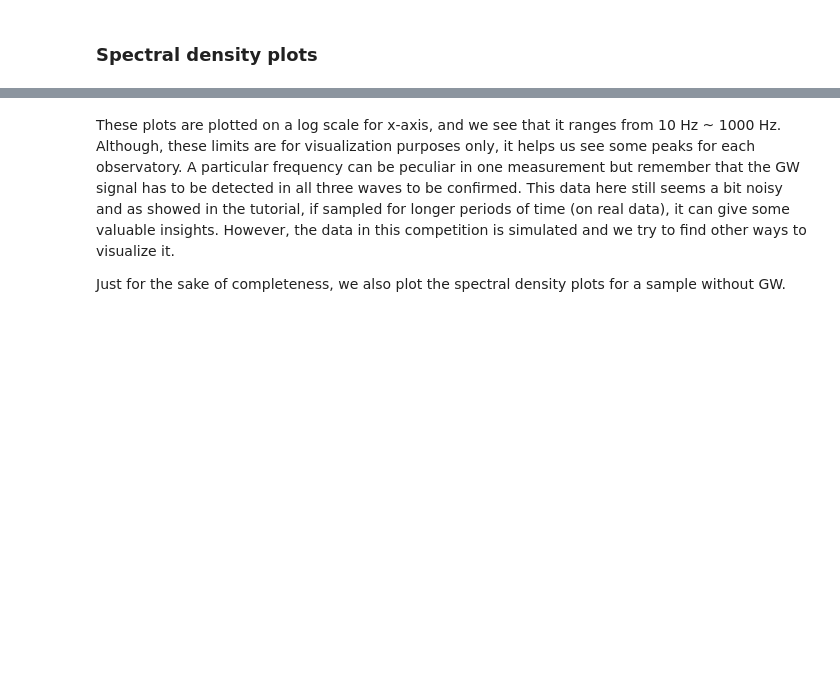
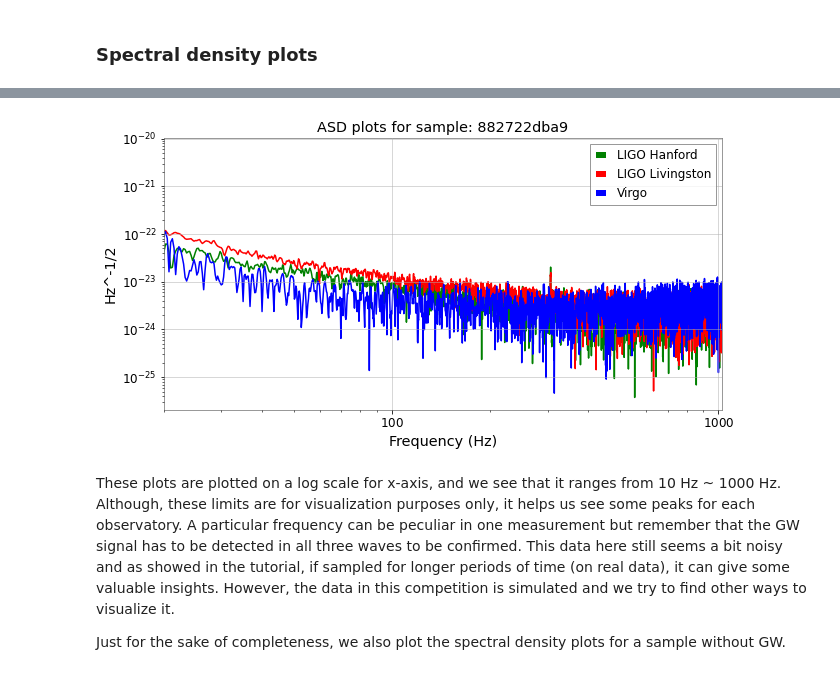
Before and after one commit to Dopidotcsv/G2Net-Gravitational-Wave-Detection, a Jupyter notebook: notebooks/01_EDA.ipynb, the cells around one changed output, grey strips where cells are left out. Cells and saved outputs as stored; diff of their text form; code cells hidden in the pictures; blank space fills up the shorter version.

```diff
--- a/notebooks/01_EDA.ipynb
+++ b/notebooks/01_EDA.ipynb
@@ -88,9 +237,9 @@ A Fourier Transform is the most commonly used method in maths and signal process
 # let's define some signal parameters
 sample_rate = 2048 # data is provided at 2048 Hz
 signal_length = 2 # each signal lasts 2 s
-#NFFT = 4*fs    # the Nyquist frequency -
+NFFT = 4*sample_rate    # the Nyquist frequency -
 f_min = 20.
-#f_max = fs/2
+f_max = sample_rate/2
 # %%
 # function to plot the amplitude spectral density (ASD) plot
 def plot_asd(path,
@@ -121,15 +270,15 @@ def plot_asd_mix(path,
                  f_max,
                  labels = ('LIGO Hanford', 'LIGO Livingston', 'Virgo')):
 
-    sample_id = df[df['target'] == target].sample(random_state=42)['id'].values[0]
-    sample_id = int(sample_id)
-    training_files = glob(path)
-    sample = np.load(training_files[sample_id])
+    _id = df[df['target'] == target].sample(random_state=42)['id'].values[0]
+    sample_id = df[df['target'] == target].sample(random_state=42).index[0]
+    training_files = glob(path[sample_id])
+    data = np.load(training_files[0])
 
 
-    Pxx_1, freqs = mlab.psd(sample[0], Fs = sample_rate, NFFT = NFFT)
-    Pxx_2, freqs = mlab.psd(sample[1], Fs = sample_rate, NFFT = NFFT)
-    Pxx_3, freqs = mlab.psd(sample[2], Fs = sample_rate, NFFT = NFFT)
+    Pxx_1, freqs = mlab.psd(data[0], Fs = sample_rate, NFFT = NFFT)
+    Pxx_2, freqs = mlab.psd(data[1], Fs = sample_rate, NFFT = NFFT)
+    Pxx_3, freqs = mlab.psd(data[2], Fs = sample_rate, NFFT = NFFT)
 
     psd_1 = interp1d(freqs, Pxx_1)
     psd_2 = interp1d(freqs, Pxx_2)
@@ -143,7 +292,7 @@ def plot_asd_mix(path,
     ax.set_xlim([f_min, f_max])
     ax.set_xlabel("Frequency (Hz)")
     ax.set_ylabel("Hz^-1/2")
-    ax.set_title(f"ASD plots for sample: {sample_id}");
+    ax.set_title(f"ASD plots for sample: {_id}");
     ax.legend()
 
     plt.show()
@@ -153,5 +306,7 @@ plot_asd(training_paths, 1, train_data, signal_length, sample_rate)
 # %%
-plot_asd_mix(training_paths, 1, train_data, sample_rate NFFT,f_min,f_max,)
+plot_asd_mix(training_paths, train_data,1, sample_rate, NFFT,f_min,f_max,)
+# %% [output]
+[figure, added]
 # %% [markdown]
 These plots are plotted on a log scale for x-axis, and we see that it ranges from 10 Hz ~ 1000 Hz. Although, these limits are for visualization purposes only, it helps us see some peaks for each observatory. A particular frequency can be peculiar in one measurement but remember that the GW signal has to be detected in all three waves to be confirmed. This data here still seems a bit noisy and as showed in the tutorial, if sampled for longer periods of time (on real data), it can give some valuable insights. However, the data in this competition is simulated and we try to find other ways to visualize it.
 
```
Also changed, not shown: parts of 29 cells of this notebook, 2 other files.
